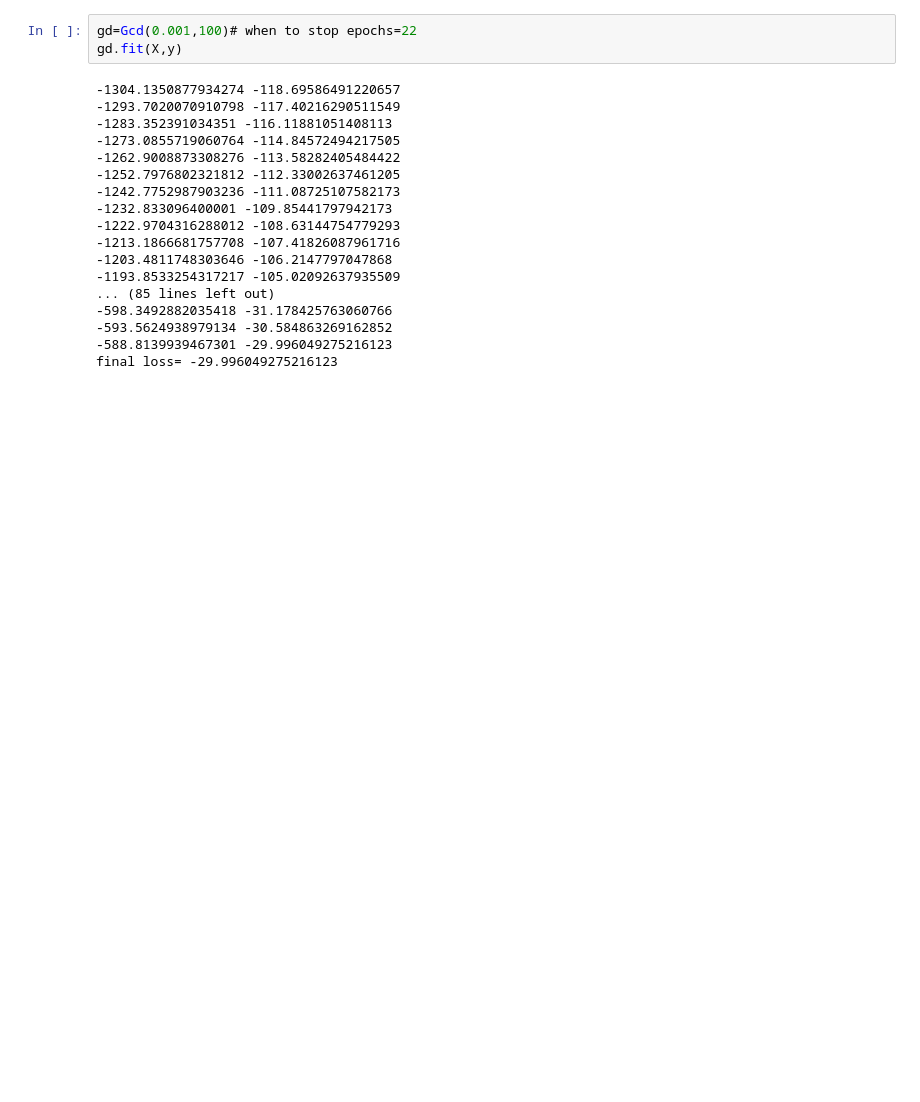
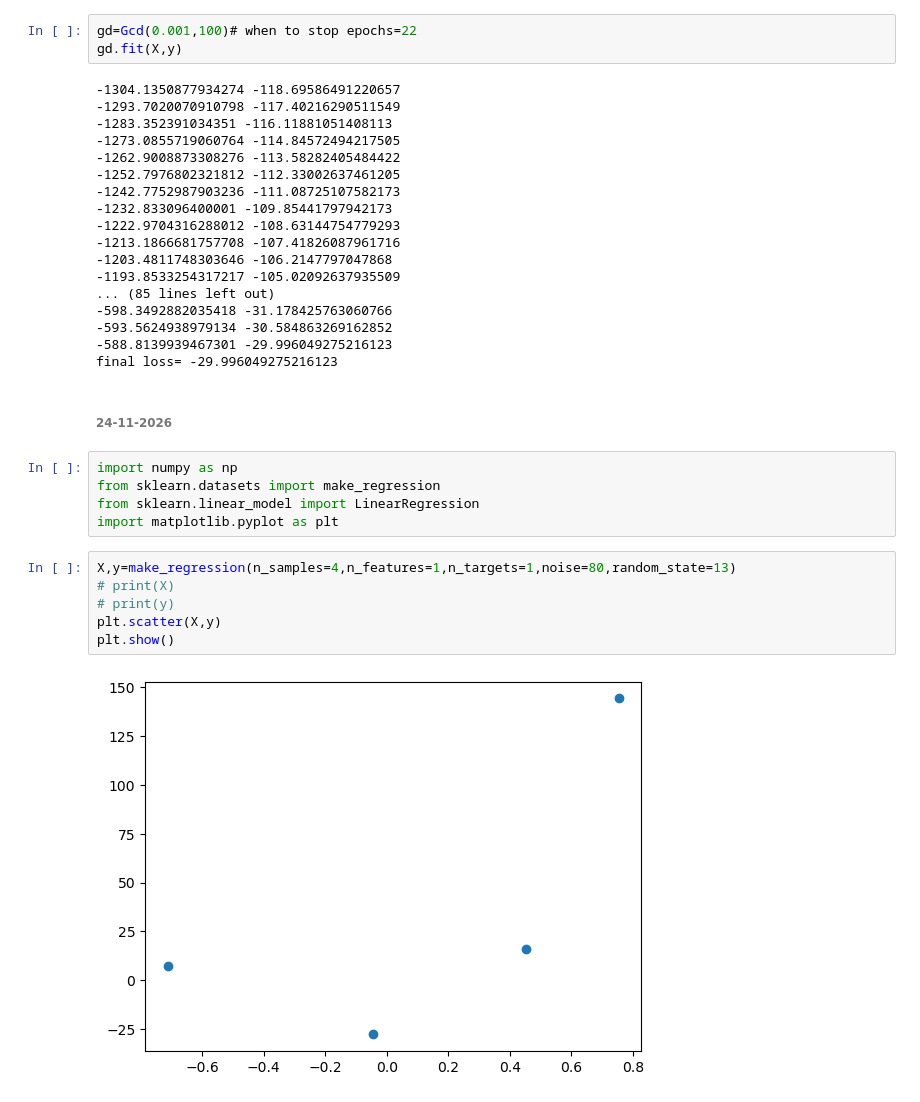
Before and after one commit to anurajrajak005/Machine-Learning-Daily-Practice, a Jupyter notebook: gradient_decentbasic.ipynb, the cells around one changed output. Cells and saved outputs as stored; diff of their text form; blank space fills up the shorter version.

```diff
--- a/gradient_decentbasic.ipynb
+++ b/gradient_decentbasic.ipynb
@@ -150,3 +150,18 @@ gd.fit(X,y)
 -593.5624938979134 -30.584863269162852
 -588.8139939467301 -29.996049275216123
 final loss= -29.996049275216123
+# %% [markdown]
+###### 24-11-2026
+# %%
+import numpy as np
+from sklearn.datasets import make_regression
+from sklearn.linear_model import LinearRegression
+import matplotlib.pyplot as plt
+# %%
+X,y=make_regression(n_samples=4,n_features=1,n_targets=1,noise=80,random_state=13)
+# print(X)
+# print(y)
+plt.scatter(X,y)
+plt.show()
+# %% [output]
+[figure, added]
```
Also changed, not shown: parts of 2 cells of this notebook.
